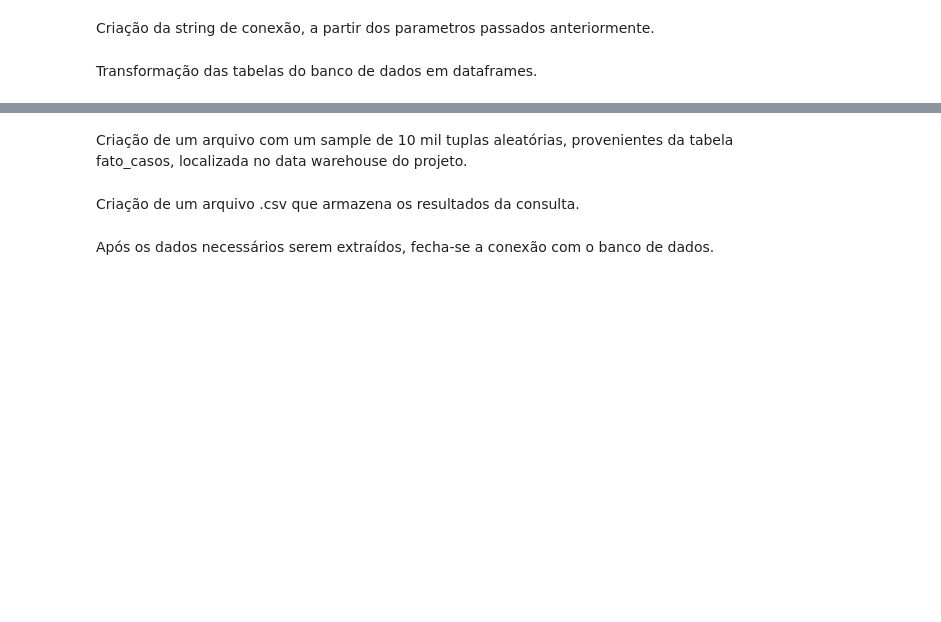
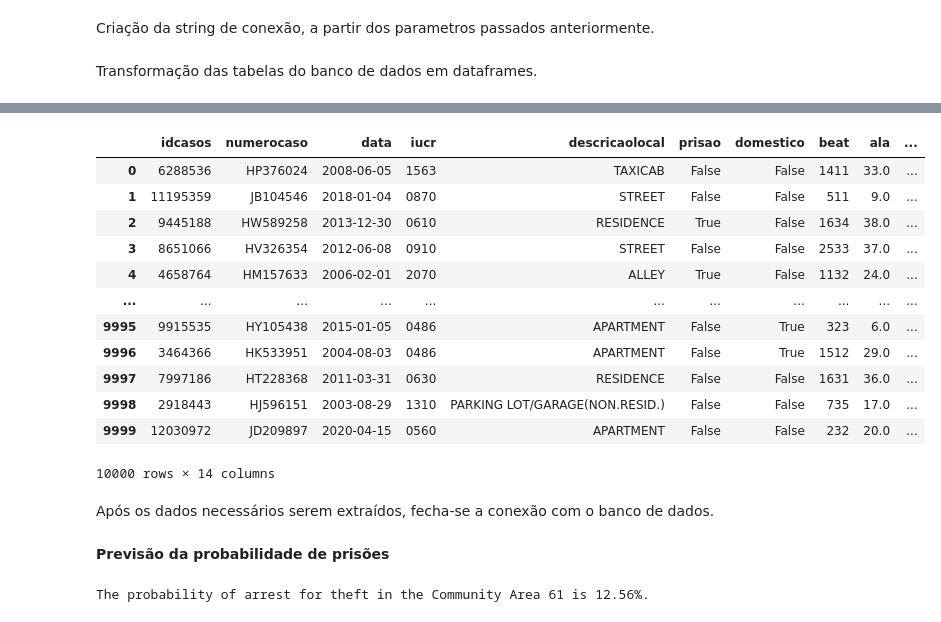
Before and after one commit to RonaldoSouzaChaves/ProjetoIntegrador3, a Jupyter notebook: Machine Learning.ipynb, the cells around one changed output, grey strips where cells are left out. Cells and saved outputs as stored; diff of their text form; code cells hidden in the pictures; blank space fills up the shorter version.

```diff
--- a/Machine Learning.ipynb
+++ b/Machine Learning.ipynb
@@ -45,6 +100,18 @@ dfTempo
 # %%
-query = "SELECT * FROM fato_casos"
+query = "SELECT * FROM fato_Casos ORDER BY RANDOM() LIMIT 10000" # selecionada apenas uma amostra da tabela original
 dfCasos = pd.read_sql(query, conexao)
 dfCasos
+# %% [output]
+|  | idcasos | numerocaso | data | iucr | descricaolocal | prisao | domestico | beat | ala | ... |
+| 0 | 6288536 | HP376024 | 2008-06-05 | 1563 | TAXICAB | False | False | 1411 | 33.0 | ... |
+| 1 | 11195359 | JB104546 | 2018-01-04 | 0870 | STREET | False | False | 511 | 9.0 | ... |
+| 2 | 9445188 | HW589258 | 2013-12-30 | 0610 | RESIDENCE | True | False | 1634 | 38.0 | ... |
+| 3 | 8651066 | HV326354 | 2012-06-08 | 0910 | STREET | False | False | 2533 | 37.0 | ... |
+| 4 | 4658764 | HM157633 | 2006-02-01 | 2070 | ALLEY | True | False | 1132 | 24.0 | ... |
+| ... | ... | ... | ... | ... | ... | ... | ... | ... | ... | ... |
+| 9995 | 9915535 | HY105438 | 2015-01-05 | 0486 | APARTMENT | False | True | 323 | 6.0 | ... |
+| 9996 | 3464366 | HK533951 | 2004-08-03 | 0486 | APARTMENT | False | True | 1512 | 29.0 | ... |
+| 9997 | 7997186 | HT228368 | 2011-03-31 | 0630 | RESIDENCE | False | False | 1631 | 36.0 | ... |
+| 9998 | 2918443 | HJ596151 | 2003-08-29 | 1310 | PARKING LOT/GARAGE(NON.RESID.) | False | False | 735 | 17.0 | ... |
+| 9999 | 12030972 | JD209897 | 2020-04-15 | 0560 | APARTMENT | False | False | 232 | 20.0 | ... |
+10000 rows × 14 columns
-# %% [markdown]
-Criação de um arquivo com um sample de 10 mil tuplas aleatórias, provenientes da tabela fato_casos, localizada no data warehouse do projeto.
@@ -59,2 +117,0 @@ cursor.close()
-# %% [markdown]
-Criação de um arquivo .csv que armazena os resultados da consulta.
@@ -66,3 +119,5 @@ sampleCasos.to_csv('sampleCasos.csv', index=False)
 Após os dados necessários serem extraídos, fecha-se a conexão com o banco de dados.
 # %%
 conexao.close()
+# %% [markdown]
+**Previsão da probabilidade de prisões**
@@ -68,0 +159,4 @@ conexao.close()
+# %%
+previsao_prisao('THEFT', 61.0)
+# %% [output]
+The probability of arrest for theft in the Community Area 61 is 12.56%.
```
Also changed, not shown: parts of 16 cells of this notebook.
